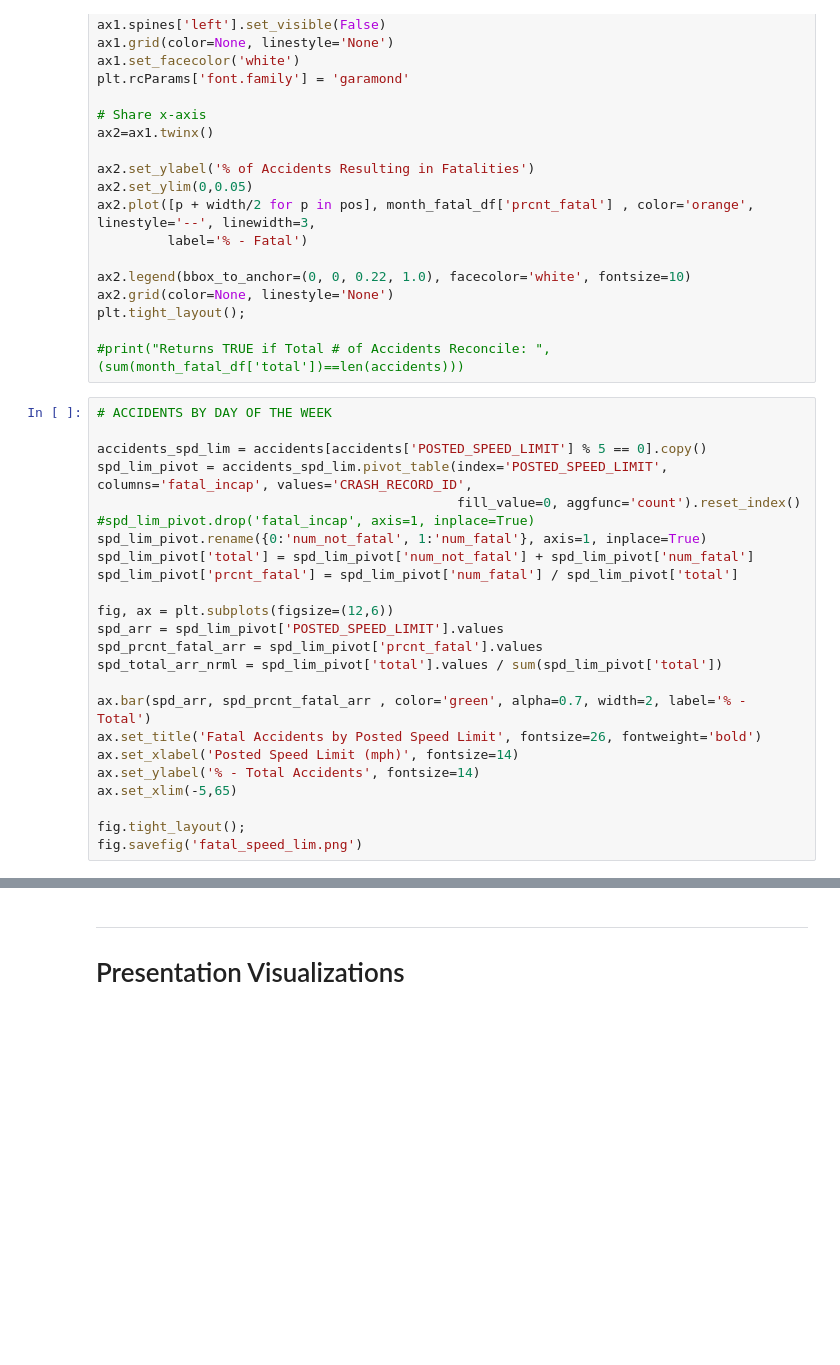
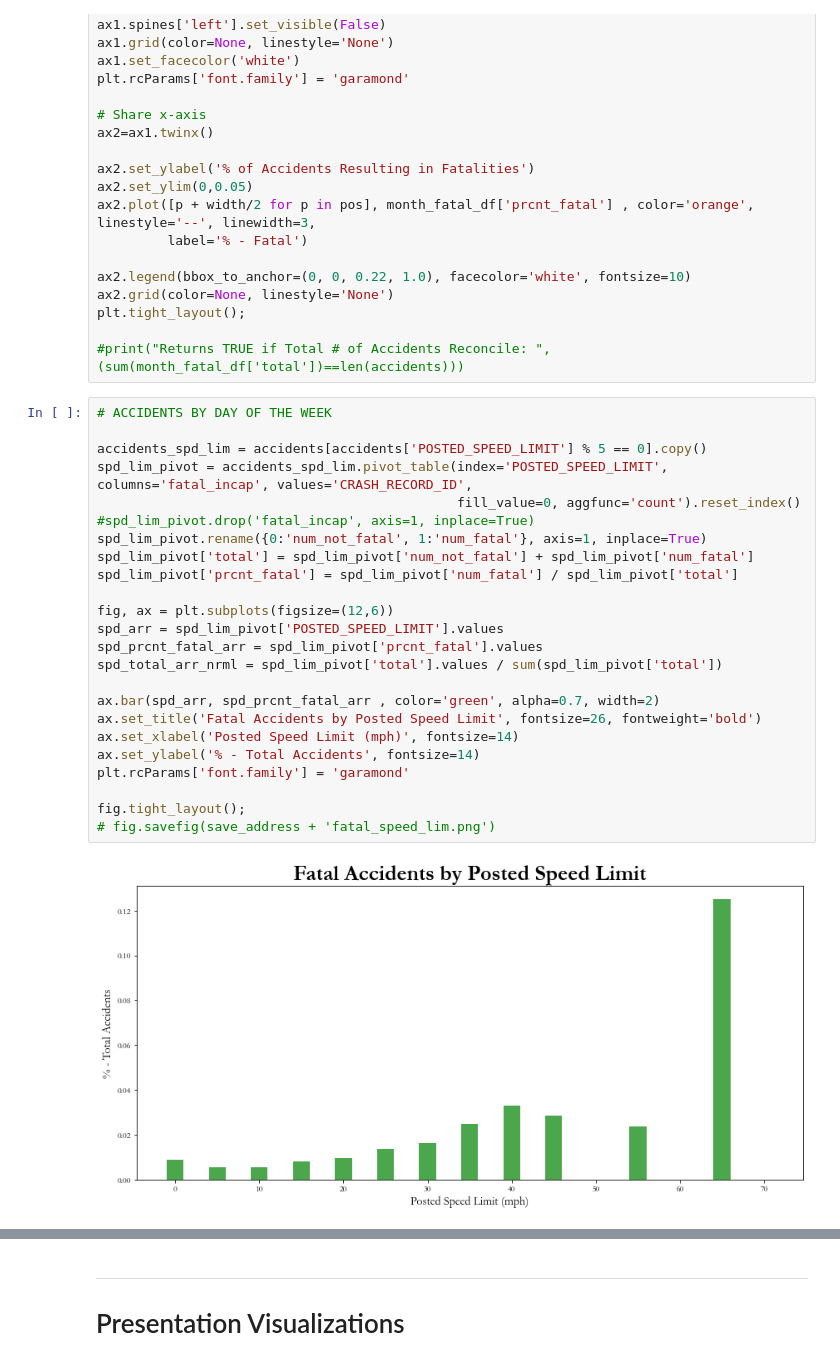
Before and after one commit to Morgan-Sell/Chicago-Traffic-Risk, a Jupyter notebook: notebooks/chi-traffic-risk-visuals.ipynb, the cells around one changed output, grey strips where cells are left out. Cells and saved outputs as stored; diff of their text form; blank space fills up the shorter version.

```diff
--- a/notebooks/chi-traffic-risk-visuals.ipynb
+++ b/notebooks/chi-traffic-risk-visuals.ipynb
@@ -106,24 +106,26 @@ plt.tight_layout();
 # %%
 # ACCIDENTS BY DAY OF THE WEEK
 
 accidents_spd_lim = accidents[accidents['POSTED_SPEED_LIMIT'] % 5 == 0].copy()
 spd_lim_pivot = accidents_spd_lim.pivot_table(index='POSTED_SPEED_LIMIT', columns='fatal_incap', values='CRASH_RECORD_ID',
                                               fill_value=0, aggfunc='count').reset_index()
 #spd_lim_pivot.drop('fatal_incap', axis=1, inplace=True)
 spd_lim_pivot.rename({0:'num_not_fatal', 1:'num_fatal'}, axis=1, inplace=True)
 spd_lim_pivot['total'] = spd_lim_pivot['num_not_fatal'] + spd_lim_pivot['num_fatal']
 spd_lim_pivot['prcnt_fatal'] = spd_lim_pivot['num_fatal'] / spd_lim_pivot['total']
 
 fig, ax = plt.subplots(figsize=(12,6))
 spd_arr = spd_lim_pivot['POSTED_SPEED_LIMIT'].values
 spd_prcnt_fatal_arr = spd_lim_pivot['prcnt_fatal'].values
 spd_total_arr_nrml = spd_lim_pivot['total'].values / sum(spd_lim_pivot['total'])
 
-ax.bar(spd_arr, spd_prcnt_fatal_arr , color='green', alpha=0.7, width=2, label='% - Total')
+ax.bar(spd_arr, spd_prcnt_fatal_arr , color='green', alpha=0.7, width=2)
 ax.set_title('Fatal Accidents by Posted Speed Limit', fontsize=26, fontweight='bold')
 ax.set_xlabel('Posted Speed Limit (mph)', fontsize=14)
 ax.set_ylabel('% - Total Accidents', fontsize=14)
-ax.set_xlim(-5,65)
+plt.rcParams['font.family'] = 'garamond'
 
 fig.tight_layout();
-fig.savefig('fatal_speed_lim.png')
+# fig.savefig(save_address + 'fatal_speed_lim.png')
+# %% [output]
+[figure, added]
```
Also changed, not shown: parts of 9 cells of this notebook, 5 other files.
